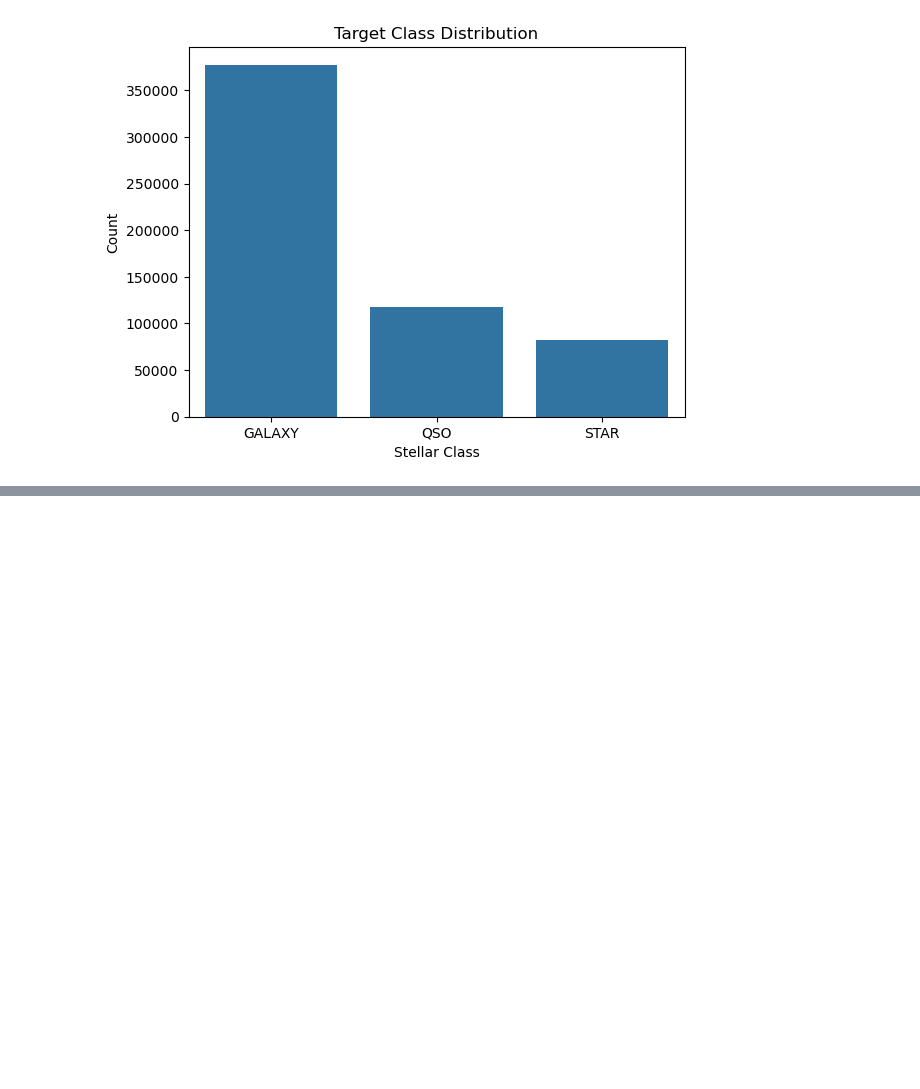
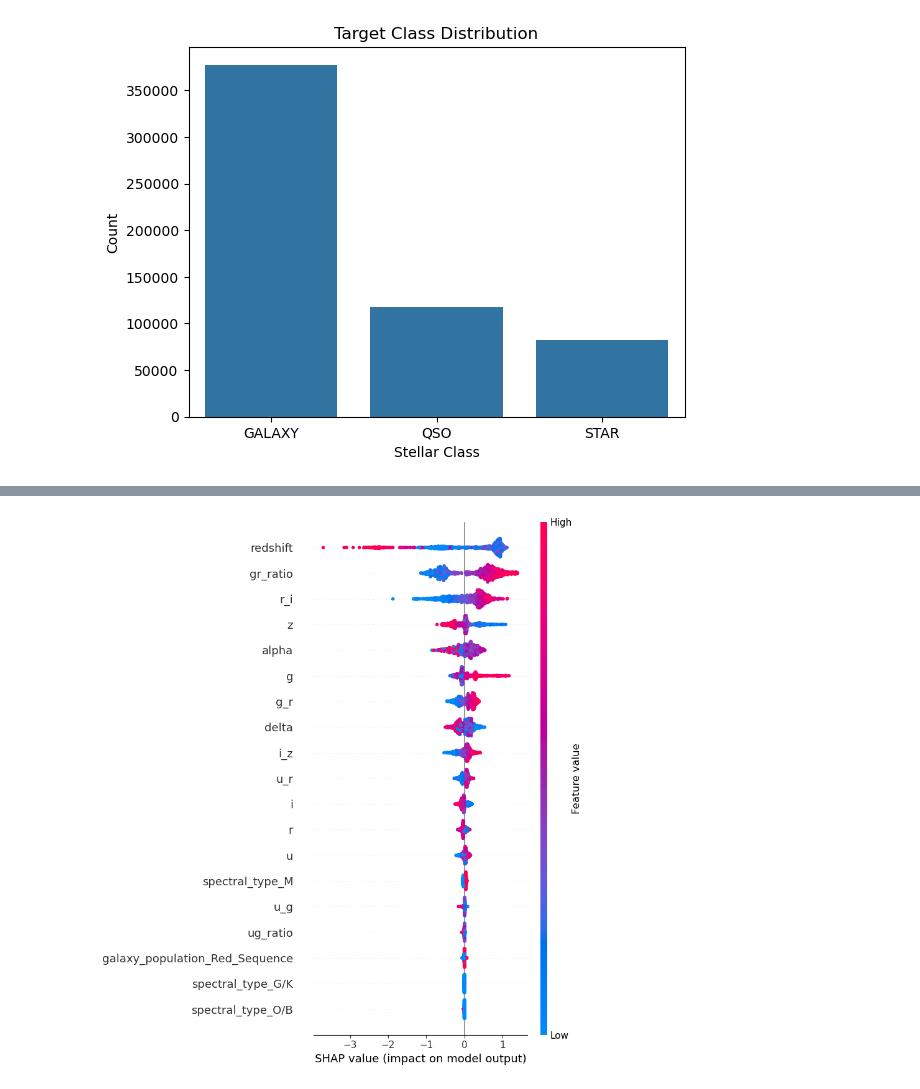
Before and after one commit to HackSlashNITP/Gray-Interface-26, a Jupyter notebook: Kirti/Task4/task4.ipynb, the cells around one changed output, grey strips where cells are left out. Drawn from its saved outputs; the diff is of its cells as text; code cells hidden in the pictures; blank space fills up the shorter version.

```diff
--- a/Kirti/Task4/task4.ipynb
+++ b/Kirti/Task4/task4.ipynb
@@ -116,0 +276,5 @@ Processed Train Shape: {X.shape} | Processed Test Shape: {X_test_final.shape}
+# %%
+plt.figure(figsize=(10, 6))
+shap.summary_plot(shap_values[:, :, 0], sample_X)
+# %% [output]
+[figure, added]
```
Also changed, not shown: parts of 21 cells of this notebook, 4 other files.
